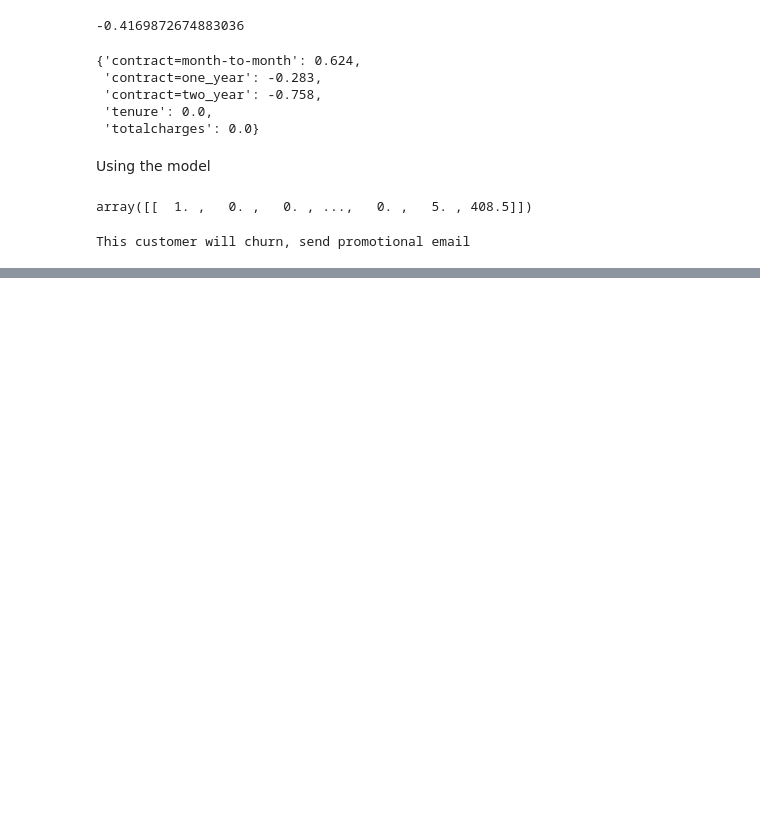
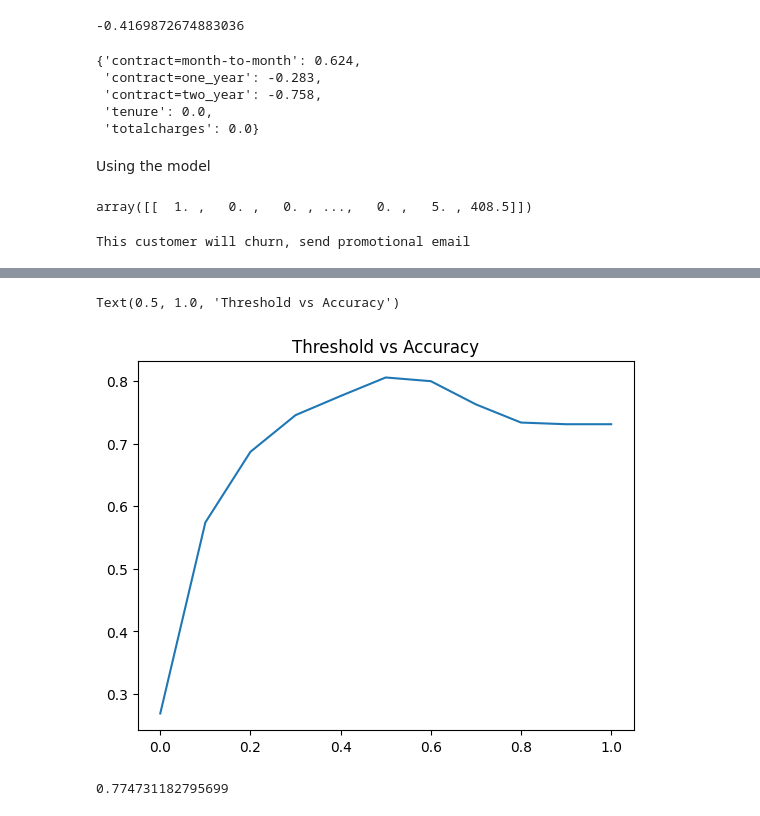
Before and after one commit to AlphonseBrandon/ml-classification, a Jupyter notebook: notebooks/process.ipynb, the cells around one changed output, grey strips where cells are left out. Cells and saved outputs as stored; diff of their text form; code cells hidden in the pictures; blank space fills up the shorter version.

Commit message:
accuracy metrics

```diff
--- a/notebooks/process.ipynb
+++ b/notebooks/process.ipynb
@@ -693,0 +700,3 @@ This customer will churn, send promotional email
+# %%
+accuracy_score = (y_val == churn).mean()
+print(f"Accuracy Score:", accuracy_score)
@@ -693,0 +705,11 @@ This customer will churn, send promotional email
+# %%
+threshold = np.linspace(0, 1, 11)
+# %%
+tiles = ['Threshold', 'Score']
+print('%s %s' % (tiles[0], tiles[1]))
+for t in threshold:
+    churn = y_pred >= t
+    acc = accuracy_score(y_val, churn)
+    print('%0.2f %0.3f' % (t, acc))
+
+tiles = ['Threshold', 'Score']
@@ -693,0 +729,12 @@ This customer will churn, send promotional email
+# %%
+accuracies = []
+for t in threshold:
+    churn = y_pred>=t
+    acc = accuracy_score(y_val, churn)
+    accuracies.append(acc)
+# %%
+plt.plot(threshold, accuracies)
+plt.title("Threshold vs Accuracy")
+# %% [output]
+Text(0.5, 1.0, 'Threshold vs Accuracy')
+[figure, added]
@@ -693,0 +749,5 @@ This customer will churn, send promotional email
+# %%
+# Prediction score for small model
+accuracy_score(y_val, val_pred)
+# %% [output]
+0.774731182795699
```
Also changed, not shown: parts of 11 cells of this notebook.
